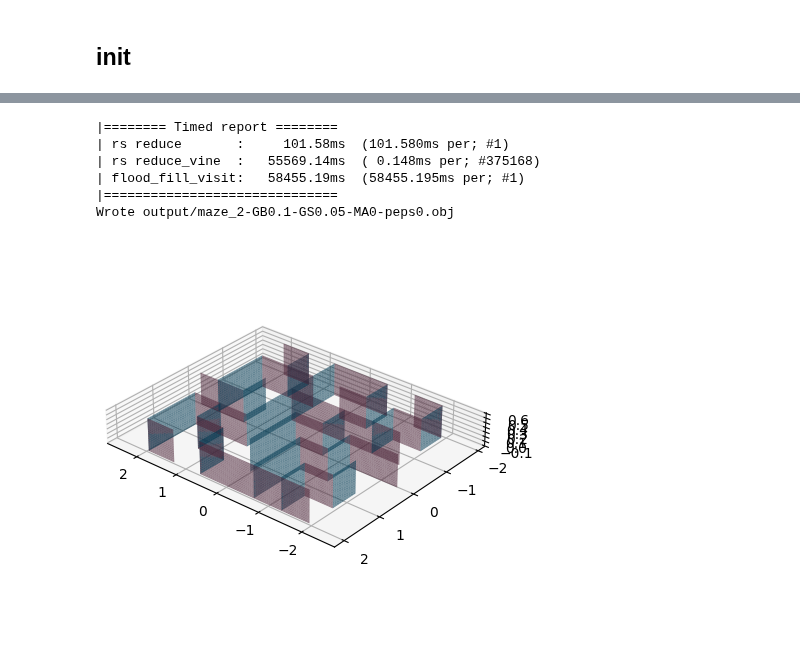
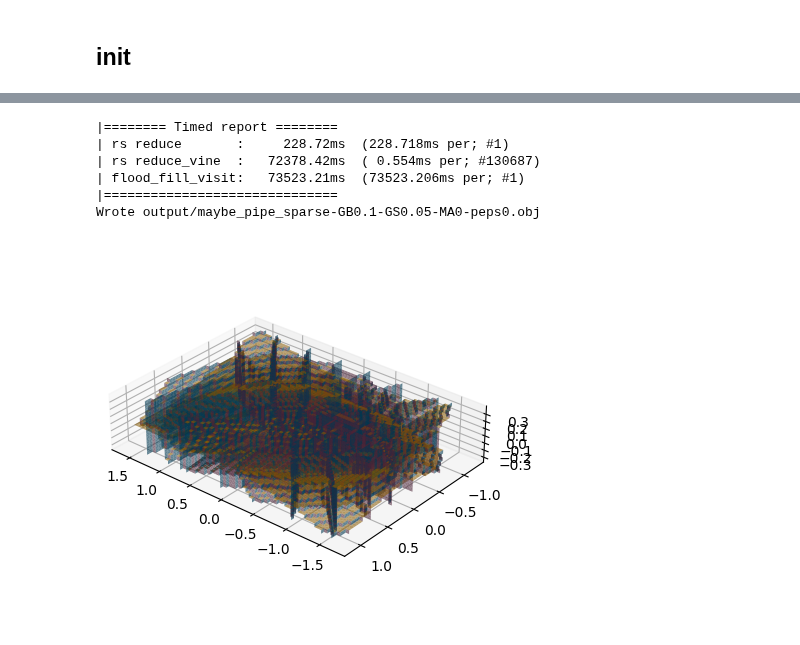
Before and after one commit to medial-ax/medial-ax, a Jupyter notebook: makethings.ipynb, the cells around one changed output, grey strips where cells are left out. Drawn from its saved outputs; the diff is of its cells as text; code cells hidden in the pictures.

```diff
--- a/makethings.ipynb
+++ b/makethings.ipynb
@@ -146,19 +63,0 @@ NameError: name 'ex' is not defined
-# %%
-rs_faces = []
-for (s1, s2, old_cell, new_cell) in rs_swaps:
-  if s1.dim() != example.medial_axis:
-    continue
-
-  old_p = gridd.coordinate(old_cell)
-  new_p = gridd.coordinate(new_cell)
-  grid_dist = np.linalg.norm(old_p - new_p)
-  c1 = our_complex.simplex_to_center(s1)
-  c2 = our_complex.simplex_to_center(s2)
-  c_dist = np.linalg.norm(c1 - c2)
-  eps = 0.1
-  if c_dist < grid_dist * eps:
-    continue
-  rs_faces.append(gridd.dual_face(old_cell, new_cell))
-
-ourplot.plot_vineyard_results(our_complex, gridd, faces, CameraOpt(azim=120, elev=30))
-ourplot.plot_vineyard_results(our_complex, gridd, rs_faces, CameraOpt(azim=120, elev=30))
@@ -169,5 +64,5 @@ ourplot.plot_vineyard_results(our_complex, gridd, rs_faces, CameraOpt(azim=120,
 # %%
-example = ex.maze
+example = ex.maybepipe
 
 our_complex = inp.read_obj(example.filename)
 gridd = grid.Grid3.from_complex(our_complex, example.grid_size, buffer=example.grid_buffer)
@@ -192,37 +87,37 @@ def visit(new_cell: Tuple[int,int,int], old_cell: Tuple[int,int,int]):
     with utils.Timed('rs reduce_vine'):
       rs_old_state = rs_states[old_cell]
       (rs_new_state, swaps) = mars.vineyards_123(rs_complex, rs_old_state, list(new_point))
       rs_swaps.append((old_cell, new_cell, swaps))
       rs_states[new_cell] = rs_new_state
 
 with utils.Timed('flood_fill_visit'):
   gridd.flood_fill_visit(gridd.center_index(), visit)
 utils.Timed.report()
 
 rs_faces = []
 rs_lines = []
 for (old_cell, new_cell, swaps) in rs_swaps:
   state_old = rs_states[old_cell]
   state_new = rs_states[new_cell]
 
   swaps = swaps.pyclone()
-  swaps.prune_coboundary(rs_complex)
-  # swaps.prune_persistence(rs_complex, state_old, state_new, 0.01)
+  # swaps.prune_coboundary(rs_complex)
+  swaps.prune_persistence(rs_complex, state_old, state_new, 0.01)
   if example.prune_dist is not None:
     swaps.prune_euclidian(rs_complex, example.prune_dist)
 
   swaps = list(filter(lambda t: t.dim == example.medial_axis, swaps.v))
 
   if 0 < len(swaps):
     rs_faces.append(gridd.dual_face(old_cell, new_cell))
 
 export_obj(example, our_complex, rs_faces)
 fig, ax = ourplot.plot_vineyard_results(our_complex, gridd, rs_faces, CameraOpt(azim=130, elev=30), skip_grid=True, skip_cube=True)
 # %% [output]
 |======== Timed report ========
-| rs reduce       :     101.58ms  (101.580ms per; #1)
-| rs reduce_vine  :   55569.14ms  ( 0.148ms per; #375168)
-| flood_fill_visit:   58455.19ms  (58455.195ms per; #1)
+| rs reduce       :     228.72ms  (228.718ms per; #1)
+| rs reduce_vine  :   72378.42ms  ( 0.554ms per; #130687)
+| flood_fill_visit:   73523.21ms  (73523.206ms per; #1)
 |==============================
-Wrote output/maze_2-GB0.1-GS0.05-MA0-peps0.obj
+Wrote output/maybe_pipe_sparse-GB0.1-GS0.05-MA0-peps0.obj
-[figure, old version]
+[figure, new version]
```
Also changed, not shown: parts of 4 cells of this notebook, 3 other files.
